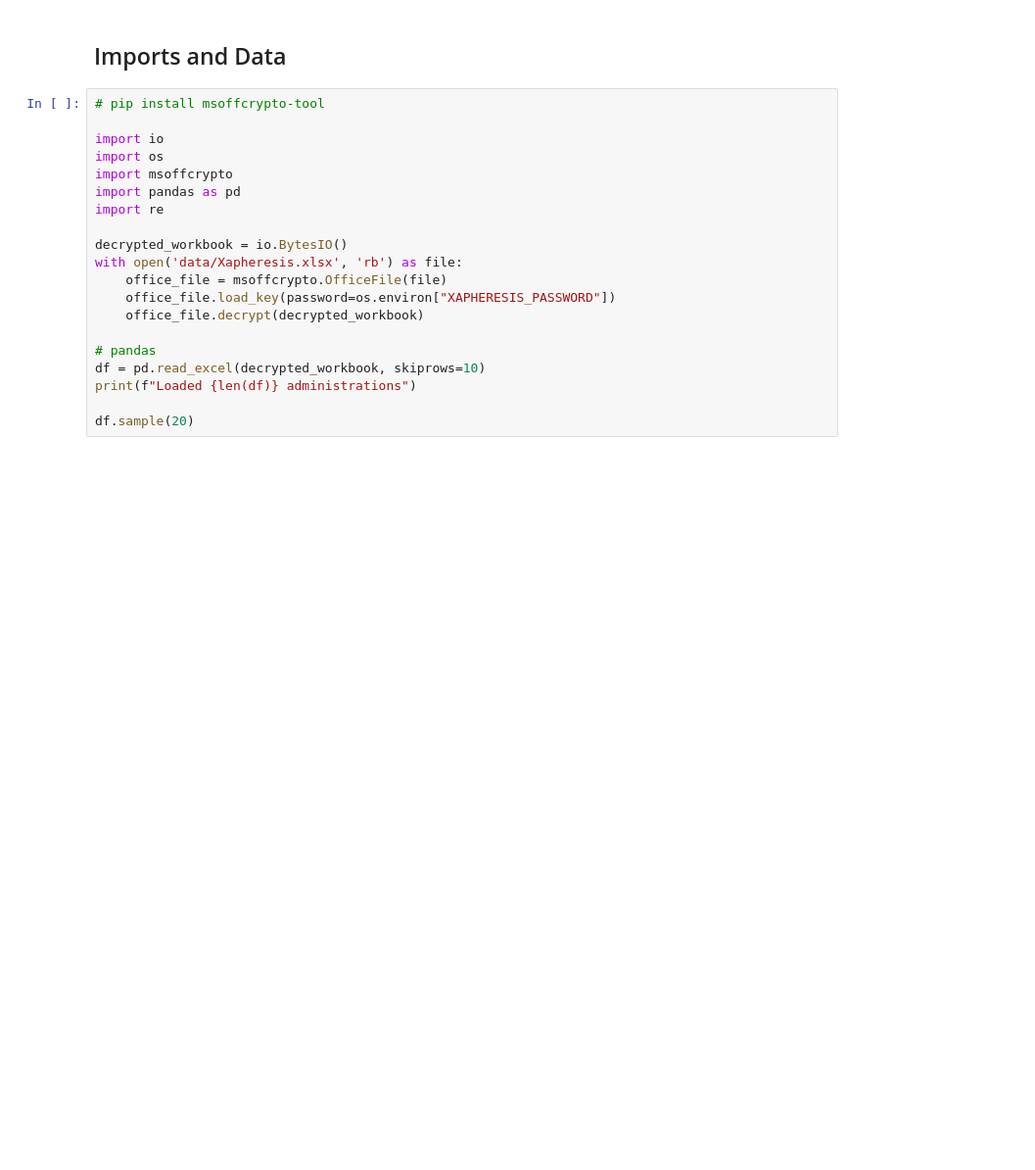
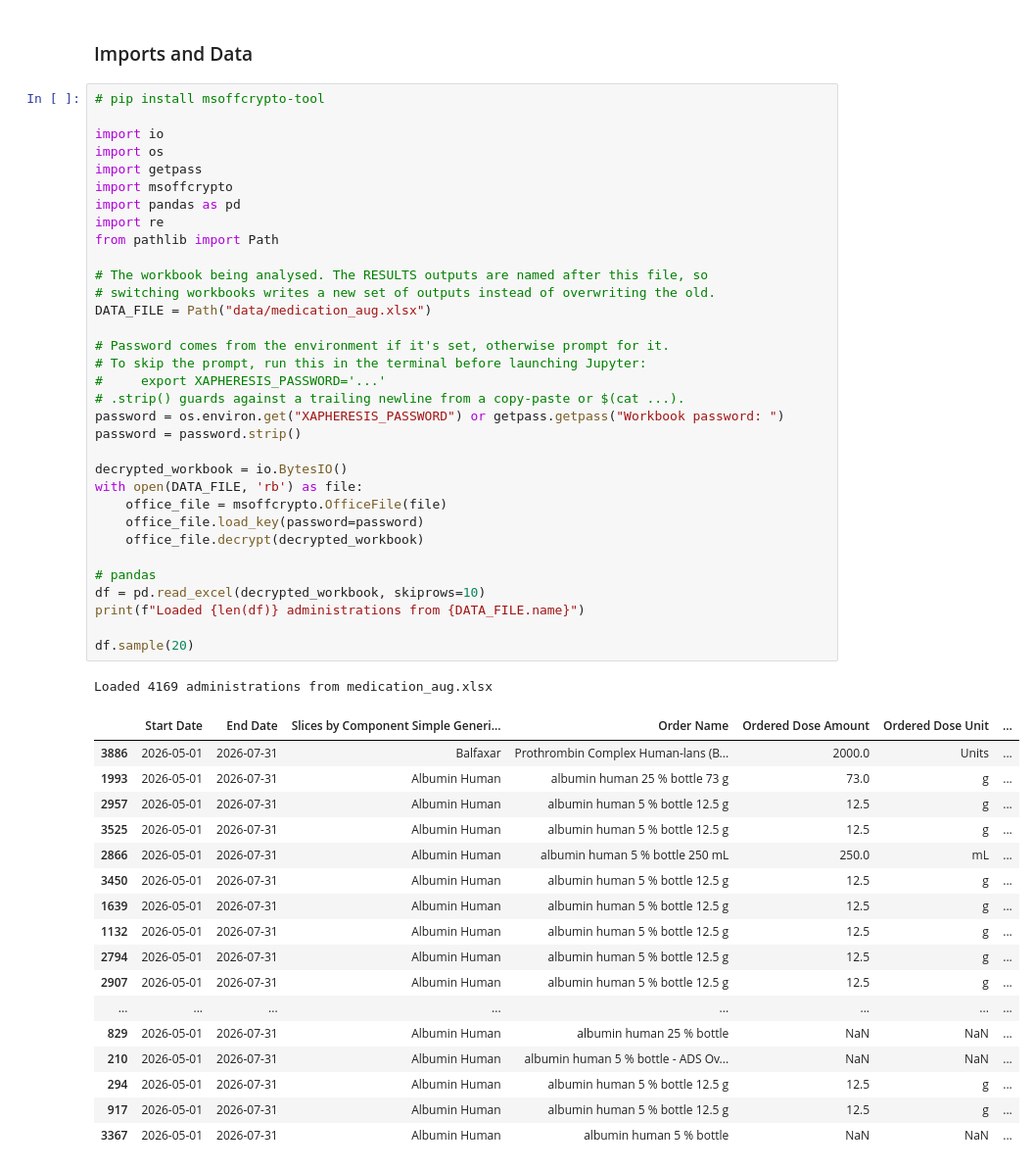
Before and after one commit to premobrendan/portfolio, a Jupyter notebook: rose-project/dosages_python_version.ipynb, the cells around one changed output. Shown at 98% size. Cells and saved outputs as stored; diff of their text form; blank space fills up the shorter version.

```diff
--- a/rose-project/dosages_python_version.ipynb
+++ b/rose-project/dosages_python_version.ipynb
@@ -1,22 +5,54 @@
 # %% [markdown]
-## Imports and Data
+### Imports and Data
 # %%
 # pip install msoffcrypto-tool
 
 import io
 import os
+import getpass
 import msoffcrypto
 import pandas as pd
 import re
+from pathlib import Path
+
+# The workbook being analysed. The RESULTS outputs are named after this file, so
+# switching workbooks writes a new set of outputs instead of overwriting the old.
+DATA_FILE = Path("data/medication_aug.xlsx")
+
+# Password comes from the environment if it's set, otherwise prompt for it.
+# To skip the prompt, run this in the terminal before launching Jupyter:
+#     export XAPHERESIS_PASSWORD='...'
+# .strip() guards against a trailing newline from a copy-paste or $(cat ...).
+password = os.environ.get("XAPHERESIS_PASSWORD") or getpass.getpass("Workbook password: ")
+password = password.strip()
 
 decrypted_workbook = io.BytesIO()
-with open('data/Xapheresis.xlsx', 'rb') as file:
+with open(DATA_FILE, 'rb') as file:
     office_file = msoffcrypto.OfficeFile(file)
-    office_file.load_key(password=os.environ["XAPHERESIS_PASSWORD"])
+    office_file.load_key(password=password)
     office_file.decrypt(decrypted_workbook)
 
 # pandas
 df = pd.read_excel(decrypted_workbook, skiprows=10)
-print(f"Loaded {len(df)} administrations")
+print(f"Loaded {len(df)} administrations from {DATA_FILE.name}")
 
 df.sample(20)
+# %% [output]
+Loaded 4169 administrations from medication_aug.xlsx
+|  | Start Date | End Date | Slices by Component Simple Generi... | Order Name | Ordered Dose Amount | Ordered Dose Unit | ... |
+| 3886 | 2026-05-01 | 2026-07-31 | Balfaxar | Prothrombin Complex Human-lans (B... | 2000.0 | Units | ... |
+| 1993 | 2026-05-01 | 2026-07-31 | Albumin Human | albumin human 25 % bottle 73 g | 73.0 | g | ... |
+| 2957 | 2026-05-01 | 2026-07-31 | Albumin Human | albumin human 5 % bottle 12.5 g | 12.5 | g | ... |
+| 3525 | 2026-05-01 | 2026-07-31 | Albumin Human | albumin human 5 % bottle 12.5 g | 12.5 | g | ... |
+| 2866 | 2026-05-01 | 2026-07-31 | Albumin Human | albumin human 5 % bottle 250 mL | 250.0 | mL | ... |
+| 3450 | 2026-05-01 | 2026-07-31 | Albumin Human | albumin human 5 % bottle 12.5 g | 12.5 | g | ... |
+| 1639 | 2026-05-01 | 2026-07-31 | Albumin Human | albumin human 5 % bottle 12.5 g | 12.5 | g | ... |
+| 1132 | 2026-05-01 | 2026-07-31 | Albumin Human | albumin human 5 % bottle 12.5 g | 12.5 | g | ... |
+| 2794 | 2026-05-01 | 2026-07-31 | Albumin Human | albumin human 5 % bottle 12.5 g | 12.5 | g | ... |
+| 2907 | 2026-05-01 | 2026-07-31 | Albumin Human | albumin human 5 % bottle 12.5 g | 12.5 | g | ... |
+| ... | ... | ... | ... | ... | ... | ... | ... |
+| 829 | 2026-05-01 | 2026-07-31 | Albumin Human | albumin human 25 % bottle | NaN | NaN | ... |
+| 210 | 2026-05-01 | 2026-07-31 | Albumin Human | albumin human 5 % bottle - ADS Ov... | NaN | NaN | ... |
+| 294 | 2026-05-01 | 2026-07-31 | Albumin Human | albumin human 5 % bottle 12.5 g | 12.5 | g | ... |
+| 917 | 2026-05-01 | 2026-07-31 | Albumin Human | albumin human 5 % bottle 12.5 g | 12.5 | g | ... |
+| 3367 | 2026-05-01 | 2026-07-31 | Albumin Human | albumin human 5 % bottle | NaN | NaN | ... |
```
Also changed, not shown: parts of 16 cells of this notebook, 14 other files.
